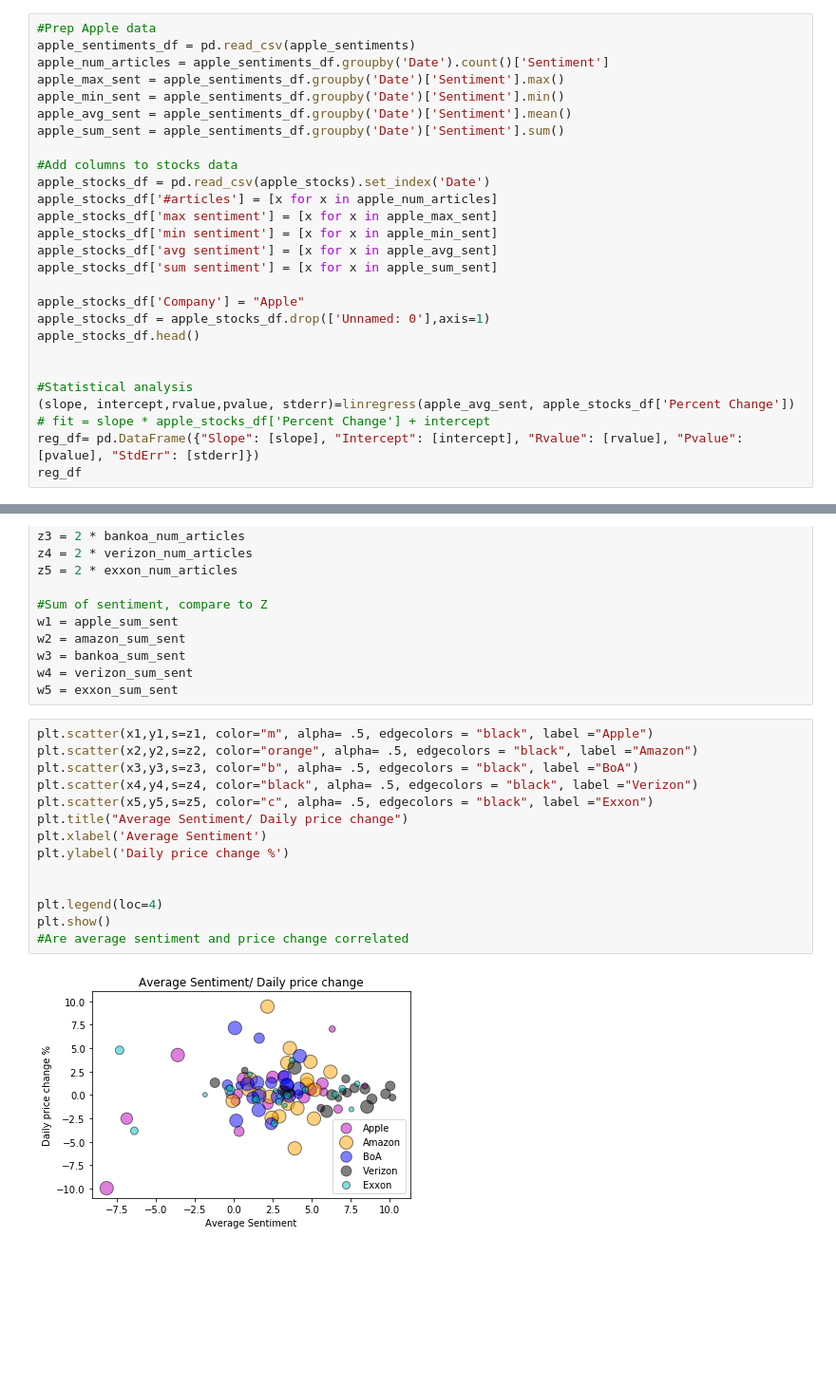
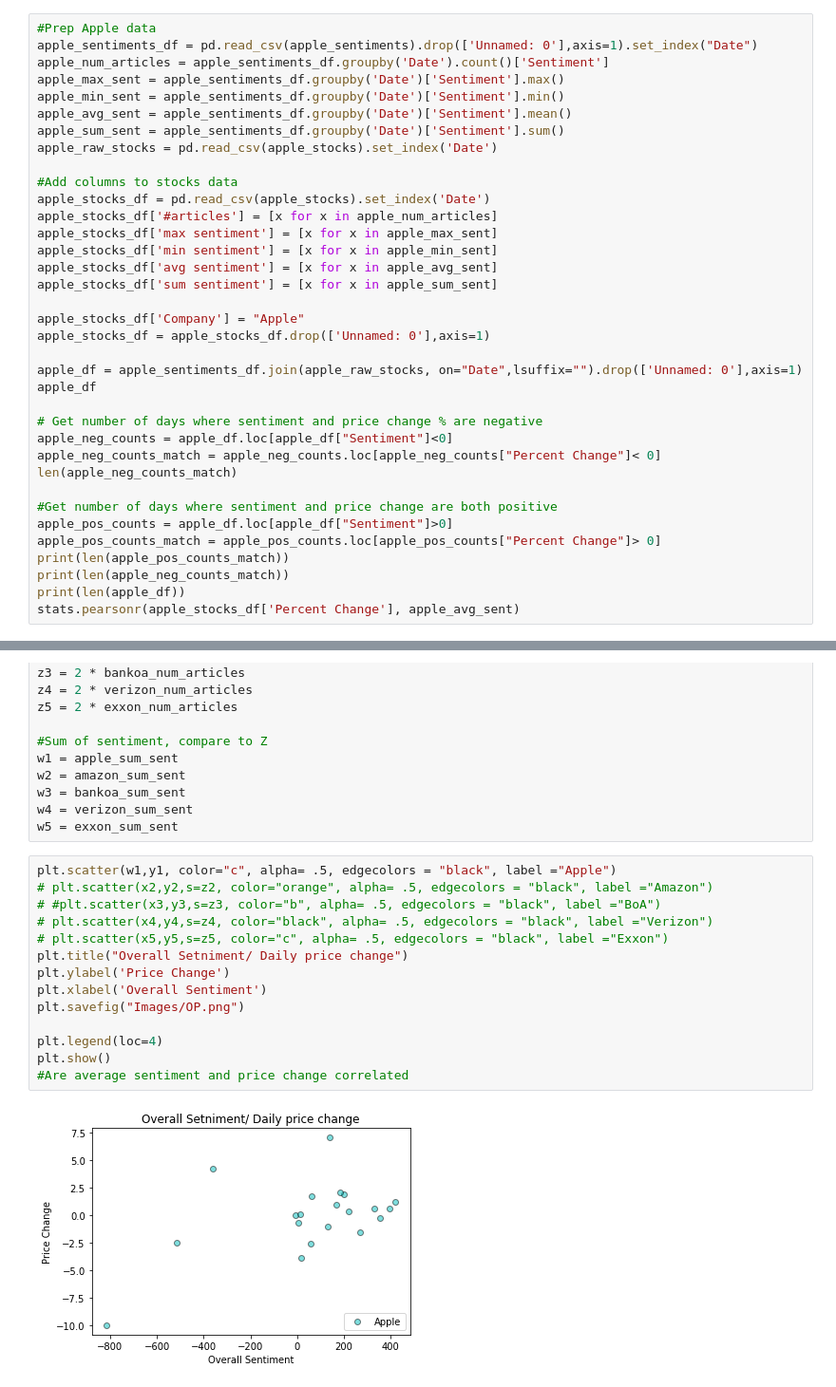
Before and after one commit to luwoldy/group_5_tbc, a Jupyter notebook: data_analysis.ipynb, the cells around one changed output, grey strips where cells are left out. Shown at 95% size. Saved outputs shown, nothing was run; the diff lists cells and outputs as text; blank space fills up the shorter version.

Commit message:
Final commit with analysis

```diff
--- a/data_analysis.ipynb
+++ b/data_analysis.ipynb
@@ -31,12 +22,13 @@ verizon_sentiments = "Sentiments/verizon_final.csv"
 exxon_sentiments = "Sentiments/exxon_final.csv"
 # %%
 #Prep Apple data
-apple_sentiments_df = pd.read_csv(apple_sentiments)
+apple_sentiments_df = pd.read_csv(apple_sentiments).drop(['Unnamed: 0'],axis=1).set_index("Date")
 apple_num_articles = apple_sentiments_df.groupby('Date').count()['Sentiment']
 apple_max_sent = apple_sentiments_df.groupby('Date')['Sentiment'].max()
 apple_min_sent = apple_sentiments_df.groupby('Date')['Sentiment'].min()
 apple_avg_sent = apple_sentiments_df.groupby('Date')['Sentiment'].mean()
 apple_sum_sent = apple_sentiments_df.groupby('Date')['Sentiment'].sum()
+apple_raw_stocks = pd.read_csv(apple_stocks).set_index('Date')
 
 #Add columns to stocks data
 apple_stocks_df = pd.read_csv(apple_stocks).set_index('Date')
@@ -48,12 +40,20 @@ apple_stocks_df['sum sentiment'] = [x for x in apple_sum_sent]
 
 apple_stocks_df['Company'] = "Apple"
 apple_stocks_df = apple_stocks_df.drop(['Unnamed: 0'],axis=1)
-apple_stocks_df.head()
 
+apple_df = apple_sentiments_df.join(apple_raw_stocks, on="Date",lsuffix="").drop(['Unnamed: 0'],axis=1)
+apple_df
 
-#Statistical analysis
-(slope, intercept,rvalue,pvalue, stderr)=linregress(apple_avg_sent, apple_stocks_df['Percent Change'])
-# fit = slope * apple_stocks_df['Percent Change'] + intercept
-reg_df= pd.DataFrame({"Slope": [slope], "Intercept": [intercept], "Rvalue": [rvalue], "Pvalue": [pvalue], "StdErr": [stderr]})
-reg_df
+# Get number of days where sentiment and price change % are negative
+apple_neg_counts = apple_df.loc[apple_df["Sentiment"]<0]
+apple_neg_counts_match = apple_neg_counts.loc[apple_neg_counts["Percent Change"]< 0]
+len(apple_neg_counts_match)
+
+#Get number of days where sentiment and price change are both positive
+apple_pos_counts = apple_df.loc[apple_df["Sentiment"]>0]
+apple_pos_counts_match = apple_pos_counts.loc[apple_pos_counts["Percent Change"]> 0]
+print(len(apple_pos_counts_match))
+print(len(apple_neg_counts_match))
+print(len(apple_df))
+stats.pearsonr(apple_stocks_df['Percent Change'], apple_avg_sent)
 # %% [output]
@@ -204,19 +203,19 @@ w3 = bankoa_sum_sent
 w4 = verizon_sum_sent
 w5 = exxon_sum_sent
 # %%
-plt.scatter(x1,y1,s=z1, color="m", alpha= .5, edgecolors = "black", label ="Apple")
-plt.scatter(x2,y2,s=z2, color="orange", alpha= .5, edgecolors = "black", label ="Amazon")
-plt.scatter(x3,y3,s=z3, color="b", alpha= .5, edgecolors = "black", label ="BoA")
-plt.scatter(x4,y4,s=z4, color="black", alpha= .5, edgecolors = "black", label ="Verizon")
-plt.scatter(x5,y5,s=z5, color="c", alpha= .5, edgecolors = "black", label ="Exxon")
-plt.title("Average Sentiment/ Daily price change")
-plt.xlabel('Average Sentiment')
-plt.ylabel('Daily price change %')
-
+plt.scatter(w1,y1, color="c", alpha= .5, edgecolors = "black", label ="Apple")
+# plt.scatter(x2,y2,s=z2, color="orange", alpha= .5, edgecolors = "black", label ="Amazon")
+# #plt.scatter(x3,y3,s=z3, color="b", alpha= .5, edgecolors = "black", label ="BoA")
+# plt.scatter(x4,y4,s=z4, color="black", alpha= .5, edgecolors = "black", label ="Verizon")
+# plt.scatter(x5,y5,s=z5, color="c", alpha= .5, edgecolors = "black", label ="Exxon")
+plt.title("Overall Setniment/ Daily price change")
+plt.ylabel('Price Change')
+plt.xlabel('Overall Sentiment')
+plt.savefig("Images/OP.png")
 
 plt.legend(loc=4)
 plt.show()
 #Are average sentiment and price change correlated
 # %% [output]
-[figure, old version]
+[figure, new version]
 # %%
```
Also changed, not shown: parts of 15 cells of this notebook, 29 other files.
